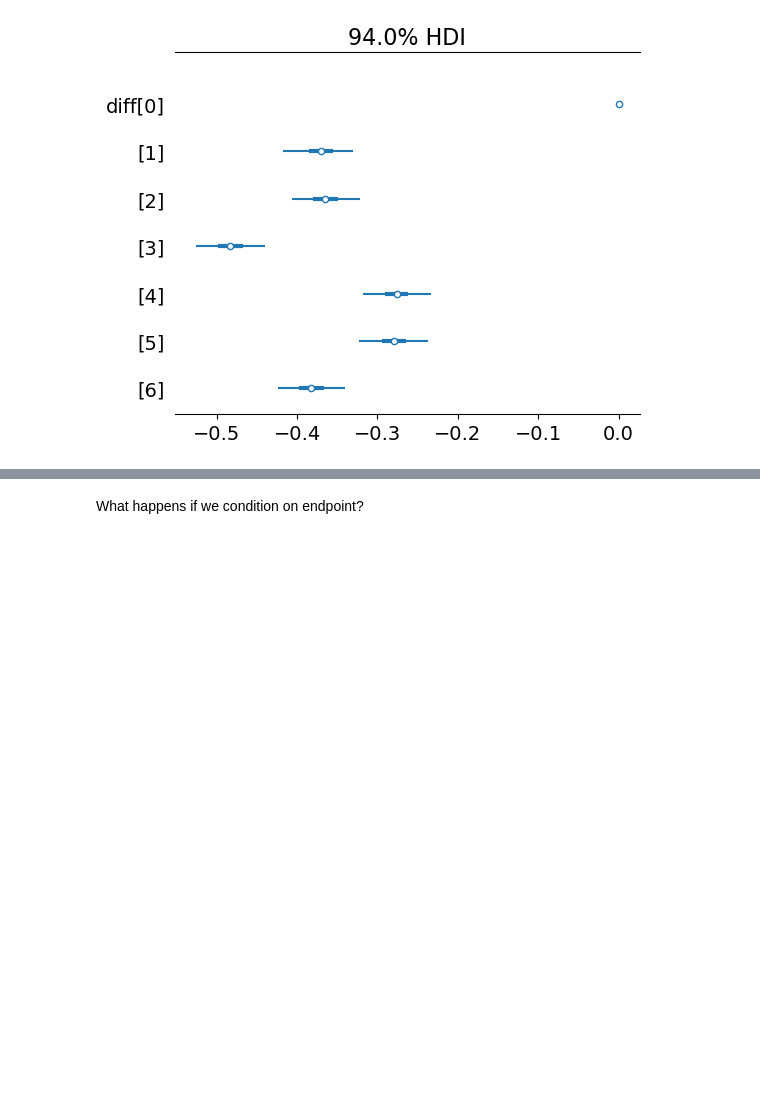
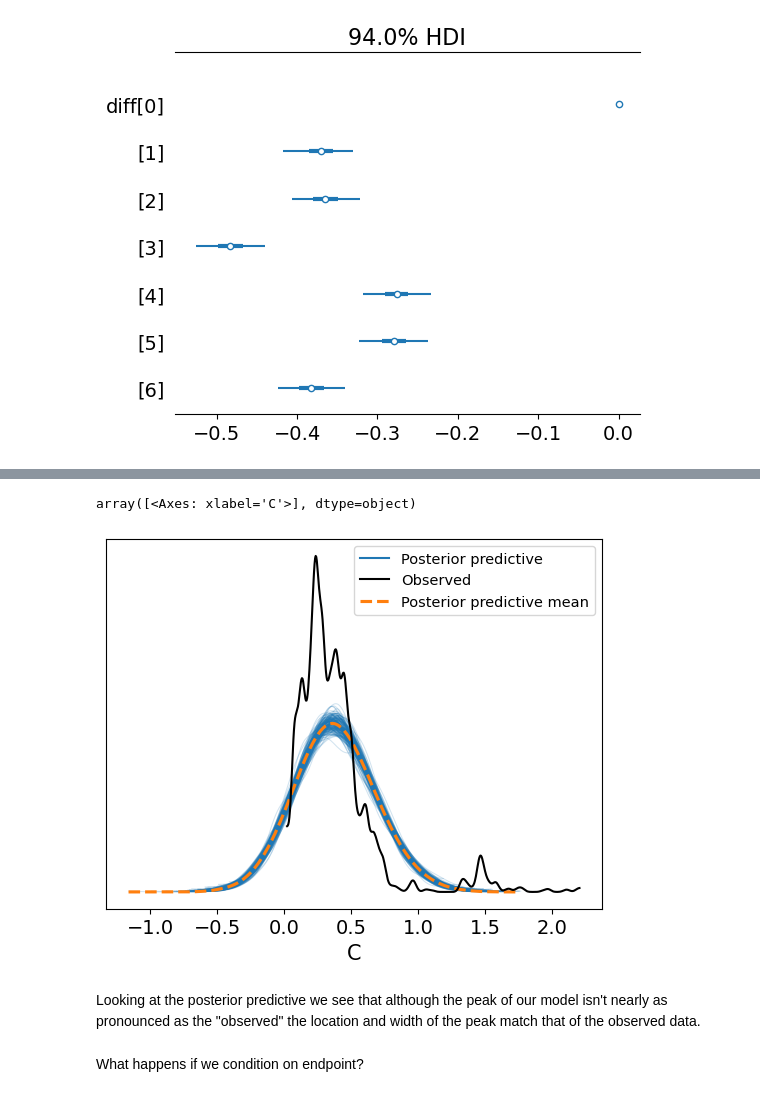
Before and after one commit to joakimGD/PRPRO-exam, a Jupyter notebook: main-question.ipynb, the cells around one changed output, grey strips where cells are left out. Drawn from its saved outputs; the diff is of its cells as text; code cells hidden in the pictures; blank space fills up the shorter version.

```diff
--- a/main-question.ipynb
+++ b/main-question.ipynb
@@ -317,3 +325,11 @@ There is certainly a point to be made about the chocice of $\text{Normal}$ distr
+# %%
+_, ax = plt.subplots()
+az.plot_ppc(trace_h1b, num_pp_samples = 200, ax=ax)
+# %% [output]
+array([<Axes: xlabel='C'>], dtype=object)
+[figure, added]
+# %% [markdown]
+Looking at the posterior predictive we see that although the peak of our model isn't nearly as pronounced as the "observed" the location and width of the peak match that of the observed data.
 # %% [markdown]
 What happens if we condition on endpoint?
 # %%
```
Also changed, not shown: parts of 7 cells of this notebook.
